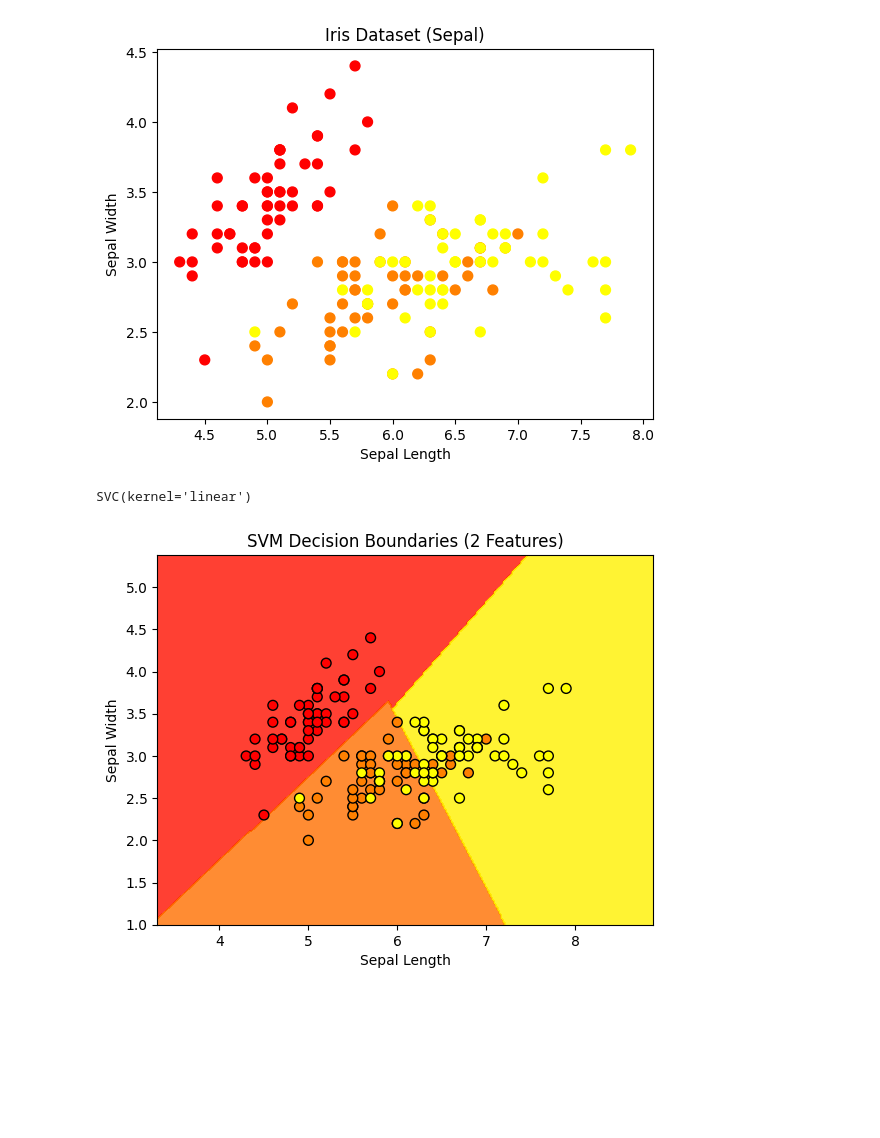
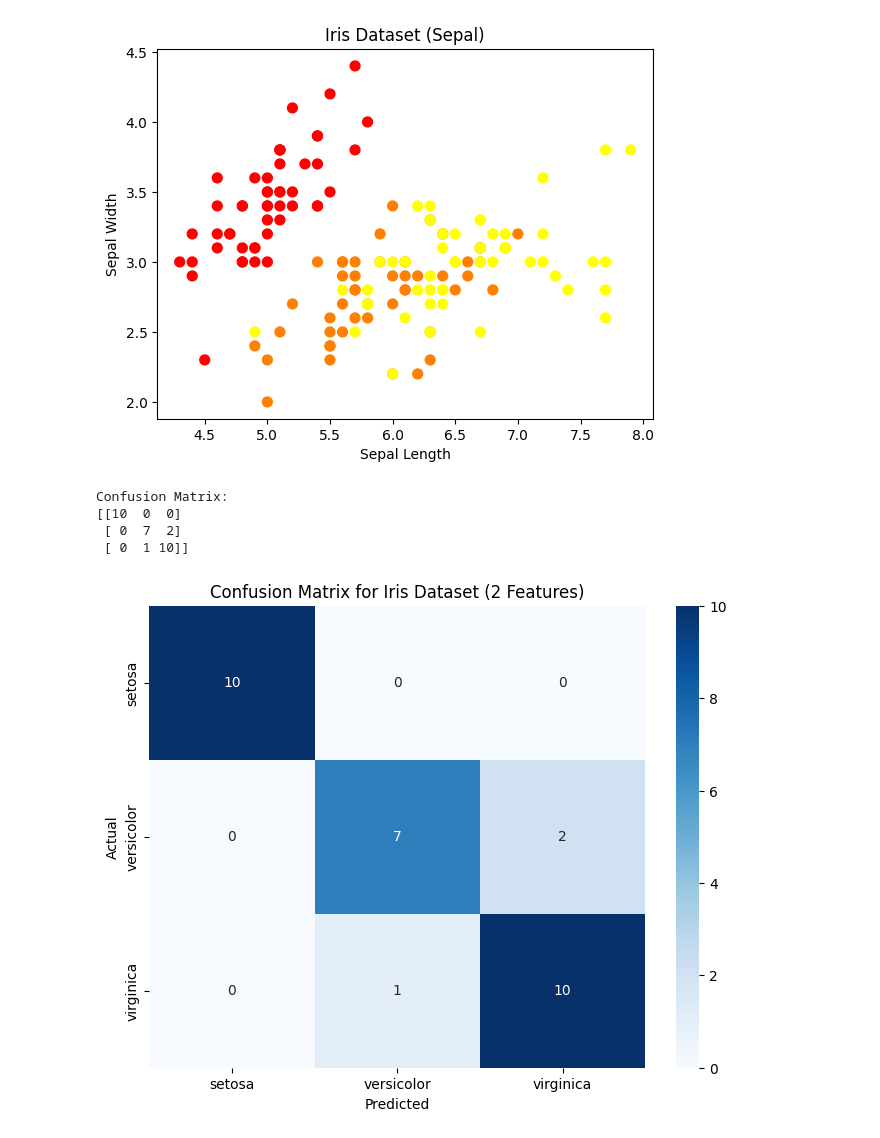
Before and after one commit to LukaBrennan/LinearRegression, a Jupyter notebook: SupportVector/Irisexample.ipynb, the cells around one changed output. Drawn from its saved outputs; the diff is of its cells as text; code cells hidden in the pictures; blank space fills up the shorter version.

```diff
--- a/SupportVector/Irisexample.ipynb
+++ b/SupportVector/Irisexample.ipynb
@@ -20,2 +20,7 @@ plt.show()
 # %% [output]
 [figure]
+# %%
+# Training the model
+model = SVC(kernel='linear') # Creates the SVM classifier which uses a Linear kernel
+model.fit(X, y) # Training the model based off of X [target] and Y [Features]
+X_train, X_test, y_train, y_test = train_test_split(X, y, test_size=0.2, random_state=42)
@@ -22,6 +69,3 @@ plt.show()
 # %%
-# Training the model
-model = SVC(kernel='linear')
-model.fit(X, y)
+# Plots the model
+# plot_decision_boundary(model, X, y)
-# %% [output]
-SVC(kernel='linear')
@@ -42,5 +71,0 @@ def plot_decision_boundary(model, X, y):
-# %%
-# Plots the model
-plot_decision_boundary(model, X, y)
-# %% [output]
-[figure, removed]
@@ -86,0 +72,19 @@ plot_decision_boundary(model, X, y)
+# %%
+y_pred = model.predict(X_test)
+cm = confusion_matrix(y_test, y_pred)
+print("Confusion Matrix:")
+print(cm)
+# %% [output]
+Confusion Matrix:
+[[10  0  0]
+ [ 0  7  2]
+ [ 0  1 10]]
+# %%
+plt.figure(figsize=(8, 6))
+sns.heatmap(cm, annot=True, fmt='d', cmap='Blues', xticklabels=iris.target_names, yticklabels=iris.target_names)
+plt.xlabel('Predicted')
+plt.ylabel('Actual')
+plt.title('Confusion Matrix for Iris Dataset (2 Features)')
+plt.show()
+# %% [output]
+[figure, added]
```
Also changed, not shown: parts of 6 cells of this notebook, 4 other files.
